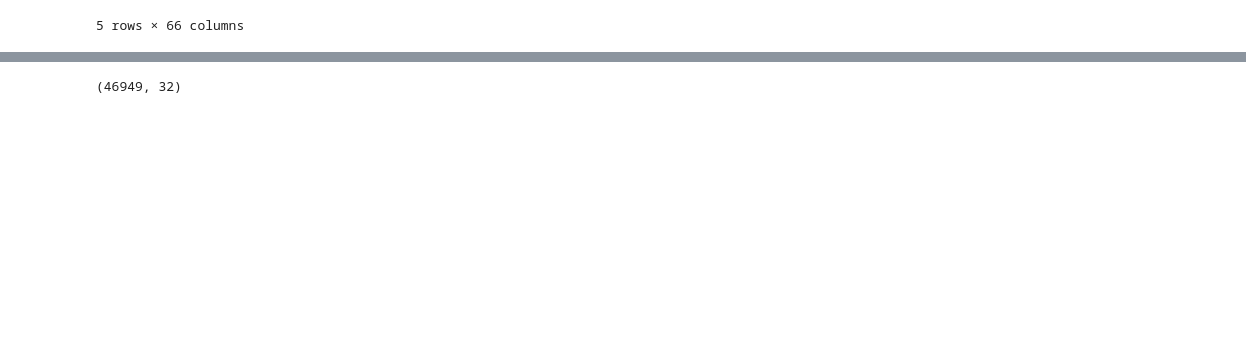
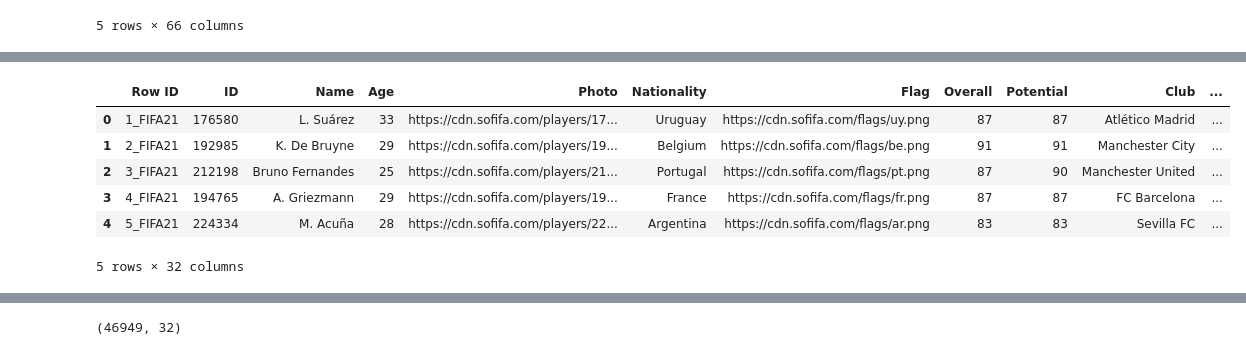
Before and after one commit to belhaddadmohamed/Kaggle-Competitions-Data-Analytics, a Jupyter notebook: DS - Mazen Analytics/Project4 - Fifa/fifa_analysis.ipynb, the cells around one changed output, grey strips where cells are left out. Drawn from its saved outputs; the diff is of its cells as text; code cells hidden in the pictures; blank space fills up the shorter version.

Commit message:
update fifa

```diff
--- a/DS - Mazen Analytics/Project4 - Fifa/fifa_analysis.ipynb
+++ b/DS - Mazen Analytics/Project4 - Fifa/fifa_analysis.ipynb
@@ -69,3 +67,13 @@ KeyError: "['Crossing', 'Finishing', 'HeadingAccuracy', 'ShortPassing', 'Volleys
+# %%
+df.head()
+# %% [output]
+|  | Row ID | ID | Name | Age | Photo | Nationality | Flag | Overall | Potential | Club | ... |
+| 0 | 1_FIFA21 | 176580 | L. Suárez | 33 | https://cdn.sofifa.com/players/17... | Uruguay | https://cdn.sofifa.com/flags/uy.png | 87 | 87 | Atlético Madrid | ... |
+| 1 | 2_FIFA21 | 192985 | K. De Bruyne | 29 | https://cdn.sofifa.com/players/19... | Belgium | https://cdn.sofifa.com/flags/be.png | 91 | 91 | Manchester City | ... |
+| 2 | 3_FIFA21 | 212198 | Bruno Fernandes | 25 | https://cdn.sofifa.com/players/21... | Portugal | https://cdn.sofifa.com/flags/pt.png | 87 | 90 | Manchester United | ... |
+| 3 | 4_FIFA21 | 194765 | A. Griezmann | 29 | https://cdn.sofifa.com/players/19... | France | https://cdn.sofifa.com/flags/fr.png | 87 | 87 | FC Barcelona | ... |
+| 4 | 5_FIFA21 | 224334 | M. Acuña | 28 | https://cdn.sofifa.com/players/22... | Argentina | https://cdn.sofifa.com/flags/ar.png | 83 | 83 | Sevilla FC | ... |
+5 rows × 32 columns
 # %%
 # df.to_excel("fifa_concatenated.xlsx", index=False)
 # %%
```
Also changed, not shown: parts of 8 cells of this notebook.
